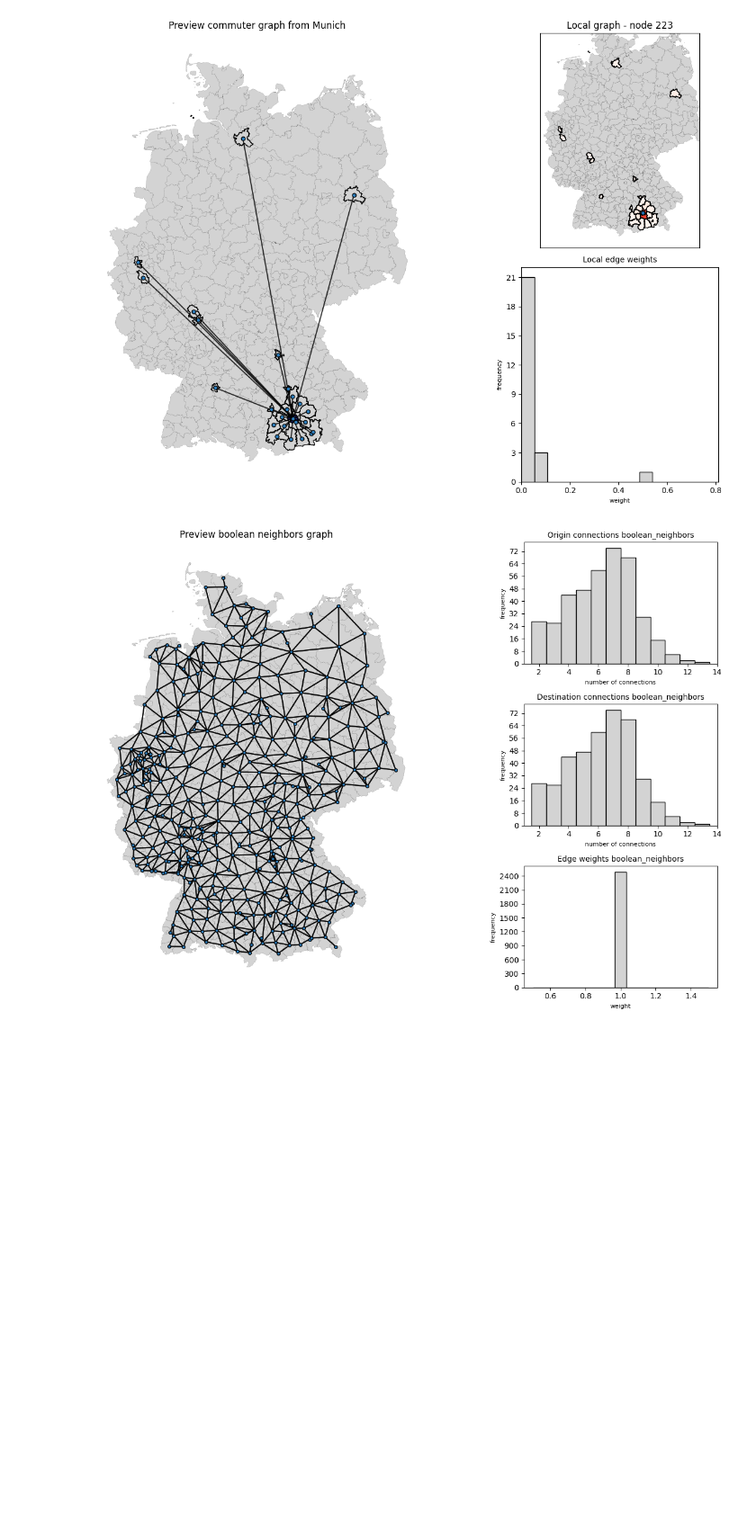
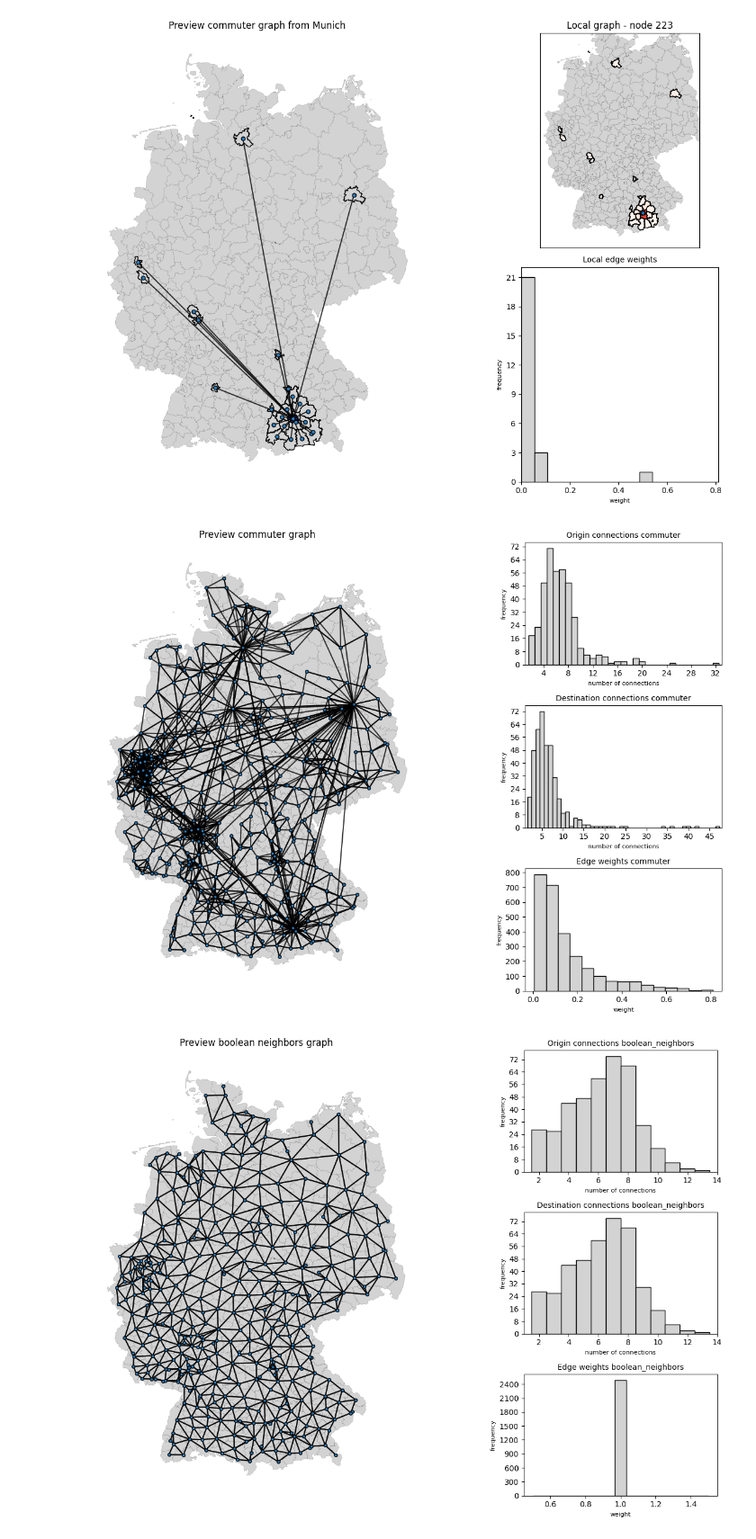
Before and after one commit to stends2001/infectious_disease_gnn, a Jupyter notebook: src/notebooks/1. Project.ipynb, the cells around one changed output. Shown at 90% size. Cells and saved outputs as stored; diff of their text form; code cells hidden in the pictures; blank space fills up the shorter version.

```diff
--- a/src/notebooks/1. Project.ipynb
+++ b/src/notebooks/1. Project.ipynb
@@ -314,6 +105,10 @@ commuter_selfmean_rowwise has been replaced by commuter
 ✓ graph generated: boolean_neighbors_selfmean
 boolean_neighbors_selfmean has been replaced by boolean_neighbors
 [figure]
+# %%
+graphconstruction.preview_graph('commuter', subplots = True, title= "Preview commuter graph")
+# %% [output]
+[figure, added]
 # %%
 graphconstruction.preview_graph('boolean_neighbors', subplots = True, title= "Preview boolean neighbors graph")
 # %% [output]
```
Also changed, not shown: parts of 5 cells of this notebook, 31 other files.
